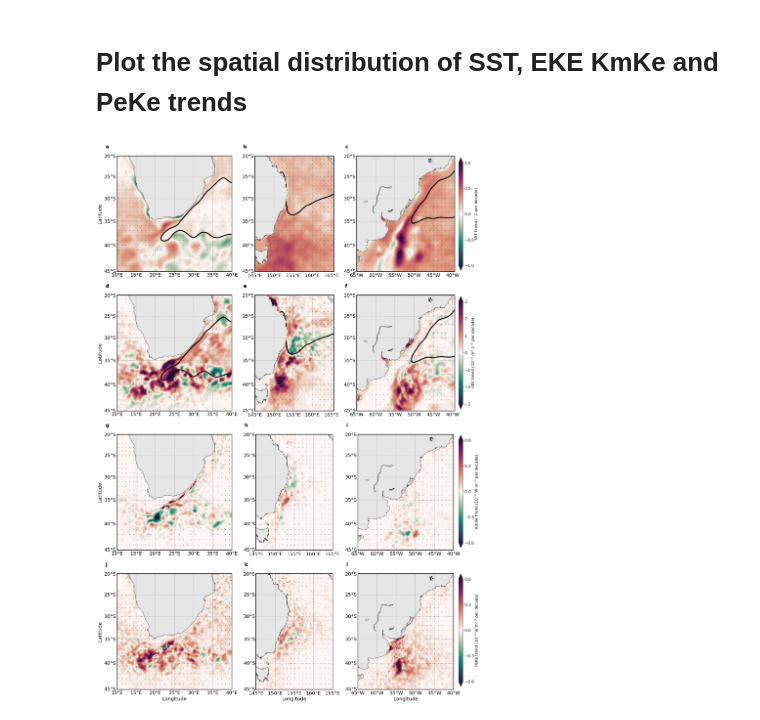
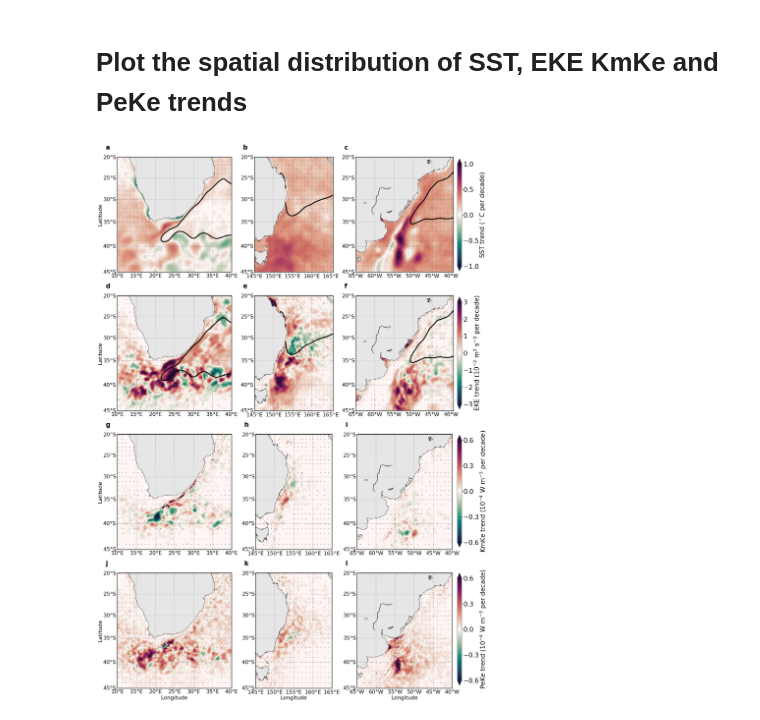
Before and after one commit to lijunde/WBCs_SST_EKE, a Jupyter notebook: NCC_Figure2.ipynb, the cells around one changed output. Drawn from its saved outputs; the diff is of its cells as text; code cells hidden in the pictures.

```diff
--- a/NCC_Figure2.ipynb
+++ b/NCC_Figure2.ipynb
@@ -59,7 +59,7 @@ cmaps1      = cmaps.cmocean_curl
 fig_ratio   = 0.9
 fig         = plt.figure(figsize=(24, 32))
 gs          = gridspec.GridSpec(4,3)
-labelfont   = 20
+labelfont   = 22
 padspacescale = 10
 labelpadscale = 2
 linefont    = 1
@@ -200,40 +200,40 @@ for i in range(12):
     m.plot(x[-1,:], y[-1,:],linewidth=linefont, linestyle='solid', color='k')
     m.plot(x[:,-1], y[:,-1],linewidth=linefont, linestyle='solid', color='k')
     ax.spines['left'].set_linewidth(labelpadscale)
     ax.spines['top'].set_linewidth(labelpadscale)
     ax.spines['right'].set_linewidth(labelpadscale)
     ax.spines['bottom'].set_linewidth(labelpadscale)
     plt.tick_params(axis='x',which='major',bottom='on',left='on',top='on',right='on',\
                 length=25,width=2,colors='black',direction='out')
-    plt.text(cx, cy,labels[i],color='xkcd:black', fontsize=labelfont, weight='bold',family='sans-serif')
+    plt.text(cx, cy,labels[i],color='xkcd:black', fontsize=1.2*labelfont, weight='bold',family='sans-serif')
     ax.set_position([l, b, scale*w, scale*h])
     if np.mod(i,3)==0:
         ax.set_position([l, b, scale*w, scale*h])
     elif np.mod(i,3)==1:
         ax.set_position([l, b, scale*w, scale*h])
     else:
         ax.set_position([l, b, scale*w, scale*h])
 
 cbaxes1     = fig.add_axes([0.94, 0.718, 0.01, 0.2])
 cb1 = plt.colorbar(CB1,orientation='vertical',cax = cbaxes1)
 cb1.set_ticks(tick_marks1)
-cb1.ax.tick_params(labelsize=0.8*labelfont)
-cb1.set_label(r'SST trend ($^\circ$C per decade)', fontsize=0.8*labelfont,labelpad=0,family='sans-serif')
+cb1.ax.tick_params(labelsize=1.2*labelfont)
+cb1.set_label(r'SST trend ($^\circ$C per decade)', fontsize=1.2*labelfont,labelpad=0,family='sans-serif')
 cbaxes2     = fig.add_axes([0.94, 0.472, 0.01, 0.2])
 cb2 = plt.colorbar(CB2,orientation='vertical',cax = cbaxes2)
 cb2.set_ticks(tick_marks2)
-cb2.ax.tick_params(labelsize=0.8*labelfont)
-cb2.set_label(r'EKE trend (10$^{-2}$ m$^{2}$ s$^{-2}$ per decade)', fontsize=0.8*labelfont,labelpad=0,family='sans-serif')
+cb2.ax.tick_params(labelsize=1.2*labelfont)
+cb2.set_label(r'EKE trend (10$^{-2}$ m$^{2}$ s$^{-2}$ per decade)', fontsize=1.2*labelfont,labelpad=0,family='sans-serif')
 cbaxes3     = fig.add_axes([0.94, 0.226, 0.01, 0.2])
 cb3 = plt.colorbar(CB3,orientation='vertical',cax = cbaxes3)
 cb3.set_ticks(tick_marks3)
-cb3.ax.tick_params(labelsize=0.8*labelfont)
-cb3.set_label(r'KmKe trend (10$^{-4}$ W m$^{-3}$ per decade)', fontsize=0.8*labelfont,labelpad=0,family='sans-serif')
+cb3.ax.tick_params(labelsize=1.2*labelfont)
+cb3.set_label(r'KmKe trend (10$^{-4}$ W m$^{-3}$ per decade)', fontsize=1.2*labelfont,labelpad=0,family='sans-serif')
 cbaxes4     = fig.add_axes([0.94, -0.02, 0.01, 0.2])
 cb4 = plt.colorbar(CB4,orientation='vertical',cax = cbaxes4)
 cb4.set_ticks(tick_marks3)
-cb4.ax.tick_params(labelsize=0.8*labelfont)
-cb4.set_label(r'PeKe trend (10$^{-4}$ W m$^{-3}$ per decade)', fontsize=0.8*labelfont,labelpad=0,family='sans-serif')
+cb4.ax.tick_params(labelsize=1.2*labelfont)
+cb4.set_label(r'PeKe trend (10$^{-4}$ W m$^{-3}$ per decade)', fontsize=1.2*labelfont,labelpad=0,family='sans-serif')
 fig.savefig(directory+'/BRAN_WBC/SO/Figure2_sst_eke_kmke_peke.pdf',dpi=300,bbox_inches = 'tight')
 # %% [output]
-[figure, old version]
+[figure, new version]
```
Also changed, not shown: 9 other files.
